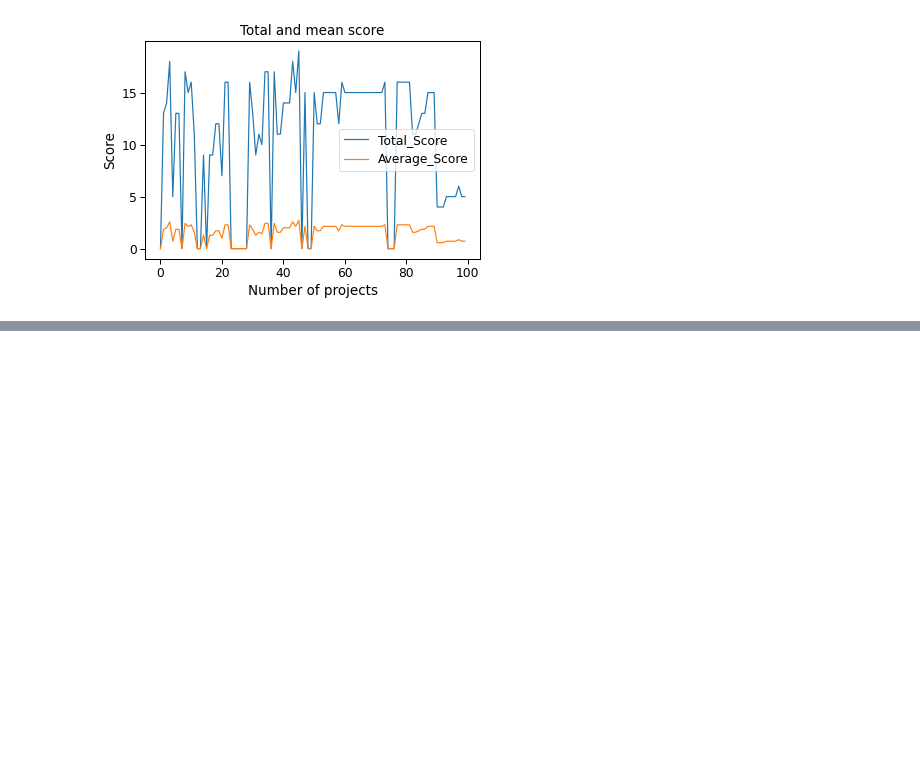
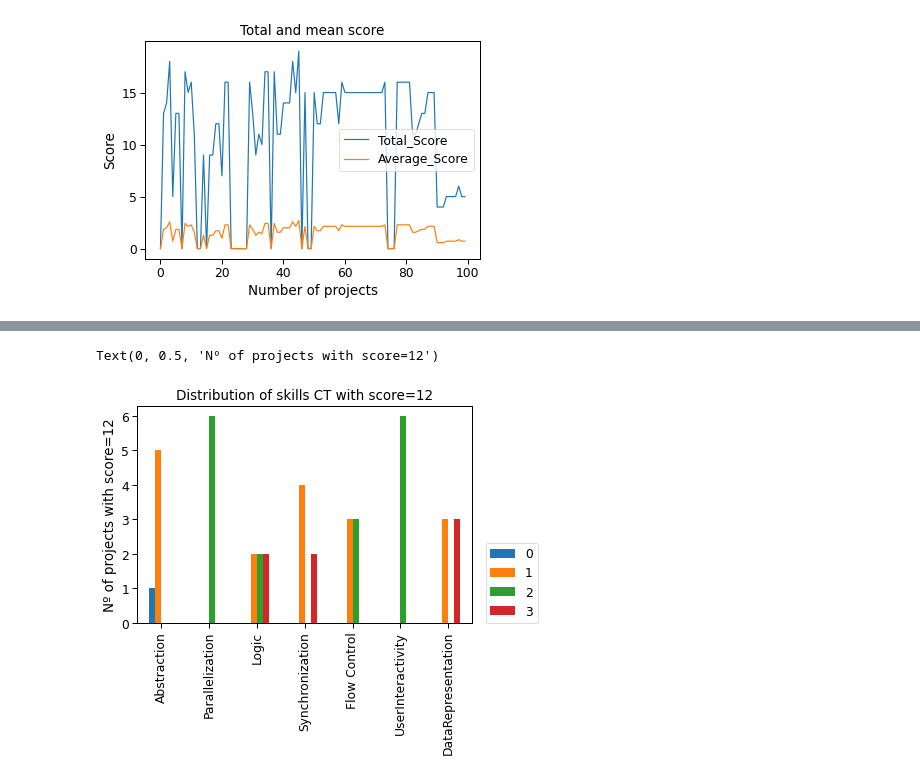
Before and after one commit to rcruiz/pruebaCT, a Jupyter notebook: Analisis.ipynb, the cells around one changed output, grey strips where cells are left out. Saved outputs shown, nothing was run; the diff lists cells and outputs as text; code cells hidden in the pictures; blank space fills up the shorter version.

```diff
--- a/Analisis.ipynb
+++ b/Analisis.ipynb
@@ -751,0 +859,3 @@ sns.lmplot(data=df_analyzer, x='Abstraction', y='Parallelization', hue ="Level")
+# %%
+df_12 = df_total_group.get_group(12).filter(ct)
+df_12
@@ -751,0 +870,10 @@ sns.lmplot(data=df_analyzer, x='Abstraction', y='Parallelization', hue ="Level")
+# %%
+df_freq_12=df_12.iloc[:, :].apply(pd.value_counts).fillna(0)
+# %%
+df_freq_12.T.plot.bar()
+plt.legend(loc=(1.04,0))
+plt.title("Distribution of skills CT with score=12")
+plt.ylabel("Nº of projects with score=12")
+# %% [output]
+Text(0, 0.5, 'Nº of projects with score=12')
+[figure, added]
```
Also changed, not shown: parts of 43 cells of this notebook.
